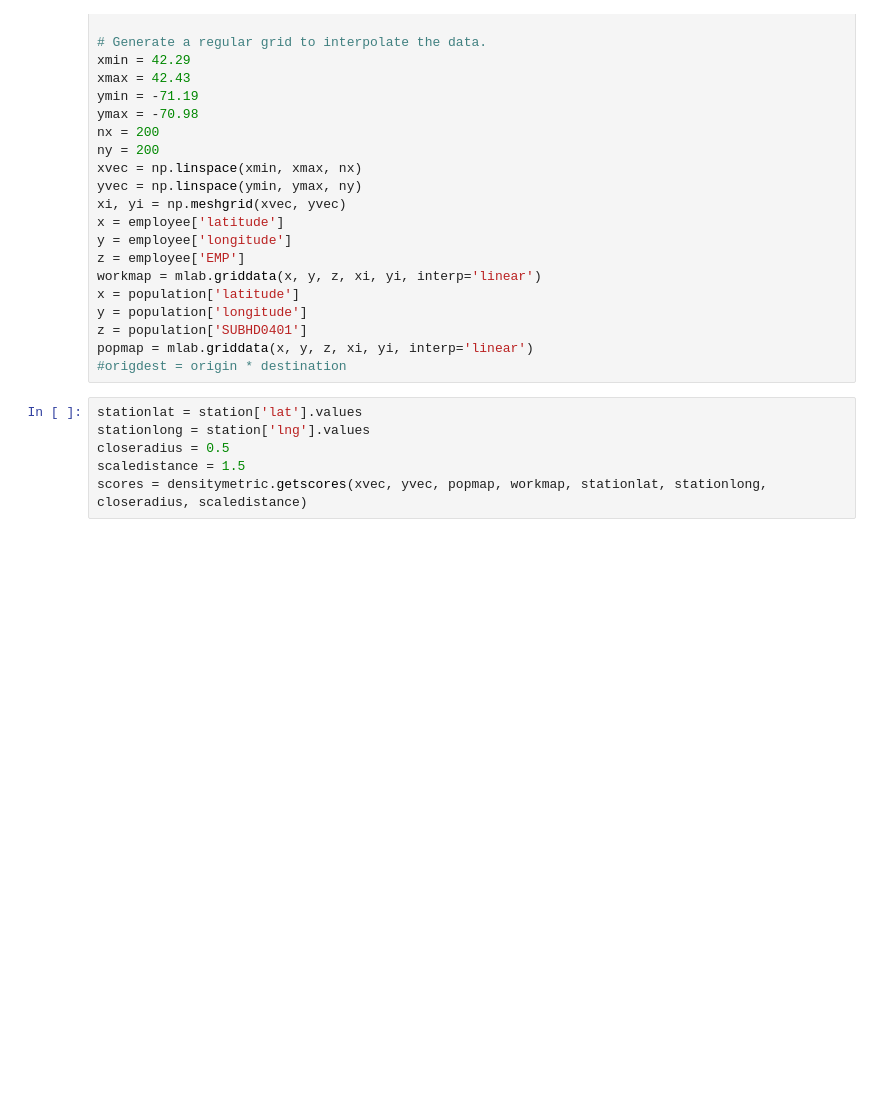
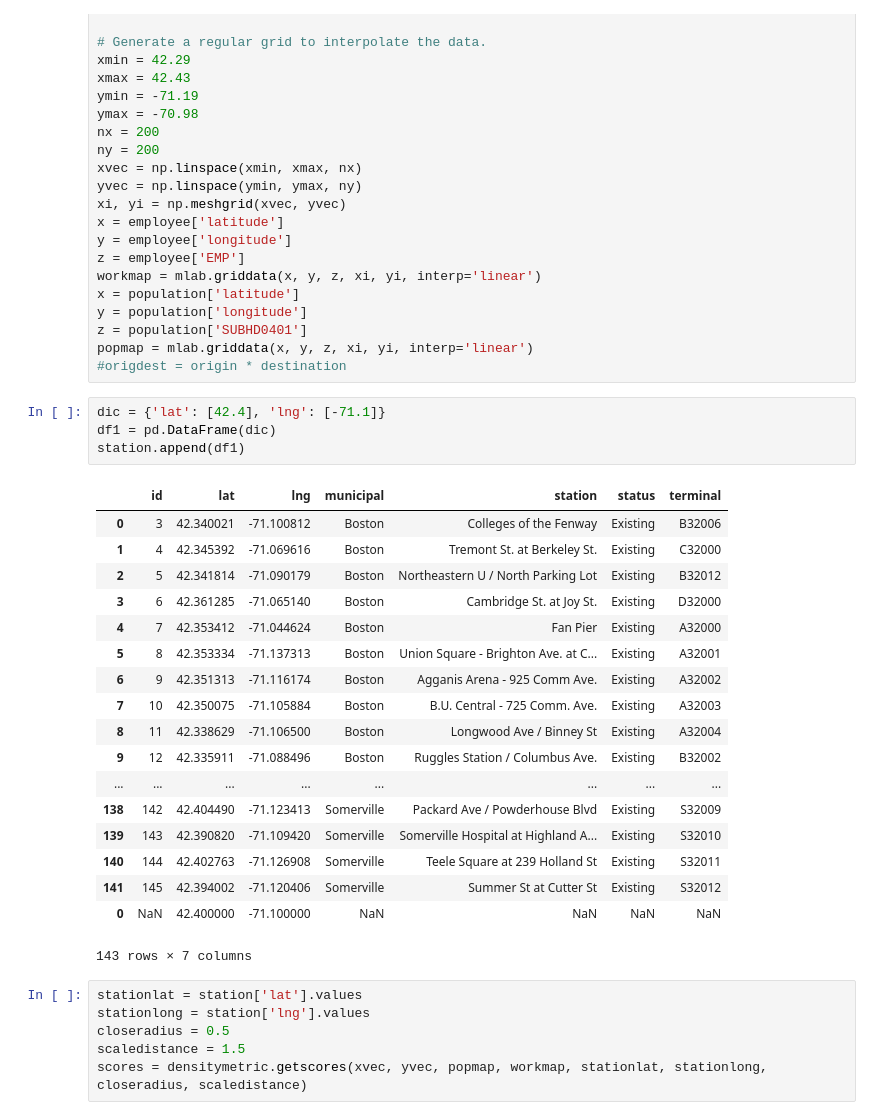
Before and after one commit to sbussmann/insight-bikeshare, a Jupyter notebook: Code/Boston station data.ipynb, the cells around one changed output. Cells and saved outputs as stored; diff of their text form; blank space fills up the shorter version.

Commit message:
Automatically add a new station
With every iteration (either automatically selected or manually
selected locations), update the station dataframe with the new location.

```diff
--- a/Code/Boston station data.ipynb
+++ b/Code/Boston station data.ipynb
@@ -31,6 +31,29 @@ y = population['longitude']
 z = population['SUBHD0401']
 popmap = mlab.griddata(x, y, z, xi, yi, interp='linear')
 #origdest = origin * destination
+# %%
+dic = {'lat': [42.4], 'lng': [-71.1]}
+df1 = pd.DataFrame(dic)
+station.append(df1)
+# %% [output]
+|  | id | lat | lng | municipal | station | status | terminal |
+| 0 | 3 | 42.340021 | -71.100812 | Boston | Colleges of the Fenway | Existing | B32006 |
+| 1 | 4 | 42.345392 | -71.069616 | Boston | Tremont St. at Berkeley St. | Existing | C32000 |
+| 2 | 5 | 42.341814 | -71.090179 | Boston | Northeastern U / North Parking Lot | Existing | B32012 |
+| 3 | 6 | 42.361285 | -71.065140 | Boston | Cambridge St. at Joy St. | Existing | D32000 |
+| 4 | 7 | 42.353412 | -71.044624 | Boston | Fan Pier | Existing | A32000 |
+| 5 | 8 | 42.353334 | -71.137313 | Boston | Union Square - Brighton Ave. at C... | Existing | A32001 |
+| 6 | 9 | 42.351313 | -71.116174 | Boston | Agganis Arena - 925 Comm Ave. | Existing | A32002 |
+| 7 | 10 | 42.350075 | -71.105884 | Boston | B.U. Central - 725 Comm. Ave. | Existing | A32003 |
+| 8 | 11 | 42.338629 | -71.106500 | Boston | Longwood Ave / Binney St | Existing | A32004 |
+| 9 | 12 | 42.335911 | -71.088496 | Boston | Ruggles Station / Columbus Ave. | Existing | B32002 |
+| ... | ... | ... | ... | ... | ... | ... | ... |
+| 138 | 142 | 42.404490 | -71.123413 | Somerville | Packard Ave / Powderhouse Blvd | Existing | S32009 |
+| 139 | 143 | 42.390820 | -71.109420 | Somerville | Somerville Hospital at Highland A... | Existing | S32010 |
+| 140 | 144 | 42.402763 | -71.126908 | Somerville | Teele Square at 239 Holland St | Existing | S32011 |
+| 141 | 145 | 42.394002 | -71.120406 | Somerville | Summer St at Cutter St | Existing | S32012 |
+| 0 | NaN | 42.400000 | -71.100000 | NaN | NaN | NaN | NaN |
+143 rows × 7 columns
 # %%
 stationlat = station['lat'].values
 stationlong = station['lng'].values
```
Also changed, not shown: 1 other file.
